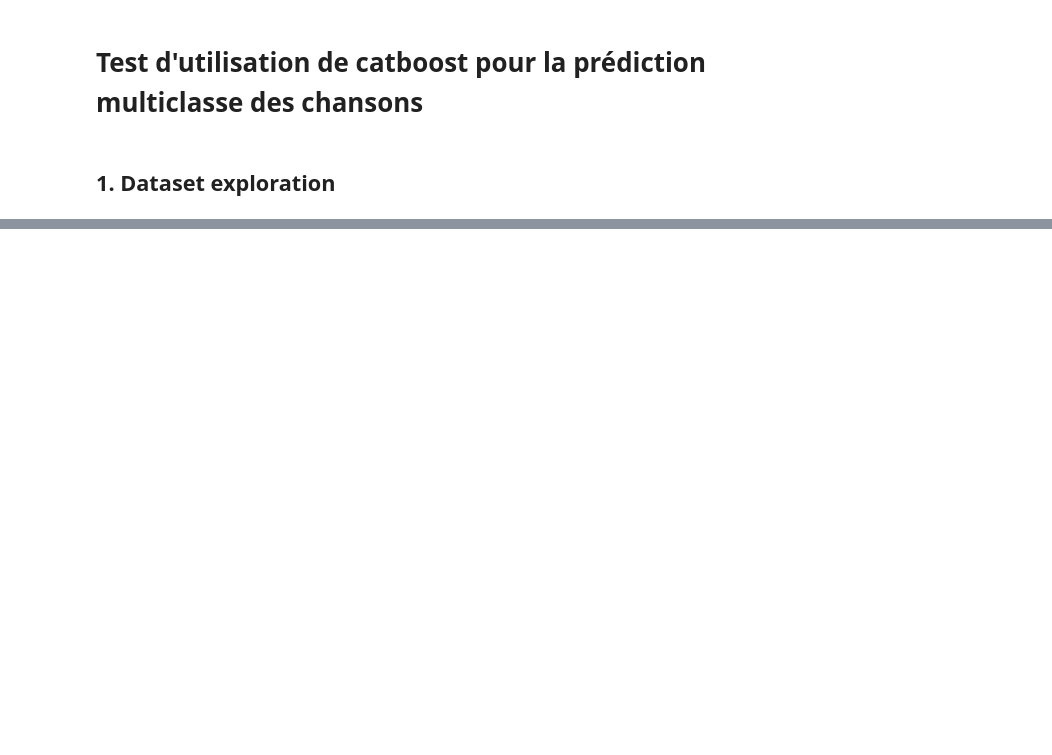
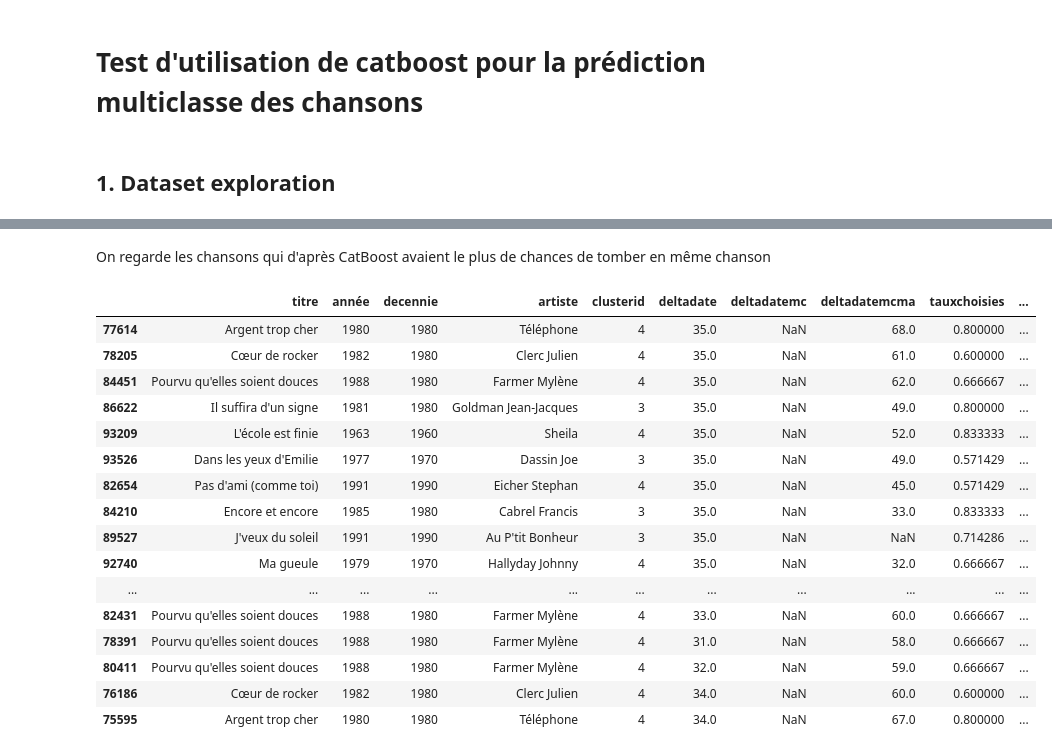
Before and after one commit to ThomasCosyn/code, a Jupyter notebook: ML/catboostExploration.ipynb, the cells around one changed output, grey strips where cells are left out. Drawn from its saved outputs; the diff is of its cells as text; code cells hidden in the pictures; blank space fills up the shorter version.

```diff
--- a/ML/catboostExploration.ipynb
+++ b/ML/catboostExploration.ipynb
@@ -40,0 +120,16 @@ dtype: object
+# %%
+train = df[0:int(len(df)*0.8)]
+print(len(train))
+test = df[int(len(df)*0.8)+1:]
+print(len(test))
+
+train_labels = train['categorie']
+train = train.drop(columns = ['categorie'])
+train_data = train
+test_labels = test['categorie']
+test = test.drop(columns = ['categorie'])
+test_data = test
+
+test_pool = Pool(test_data,
+                 test_labels,
+                 cat_features = ['titre', 'artiste'])
@@ -40,0 +141,9 @@ dtype: object
+# %%
+model = CatBoostClassifier(iterations=10,
+                           depth=10,
+                           learning_rate=1,
+                           loss_function='MultiClass',
+                           verbose=True,
+                           class_weights = [0.025, 0.025, 0.025, 0.025, 0.025, 0.425, 0.425, 0.025])
+# train the model
+model.fit(train_data, train_labels, cat_features = ['titre', 'artiste'])
@@ -40,0 +162,4 @@ dtype: object
+# %%
+# make the prediction using the resulting model
+preds_class = model.predict(test_pool)
+preds_proba = model.predict_proba(test_pool)
@@ -40,0 +191,4 @@ dtype: object
+# %%
+test_data["pred"] = preds_class
+test_data["labels"] = test_labels
+test_data[test_data['pred'] != 8].sample(10)
@@ -40,0 +221,24 @@ dtype: object
+# %% [markdown]
+On regarde les chansons qui d'après CatBoost avaient le plus de chances de tomber en même chanson
+# %%
+test_data['probaMC'] = preds_proba[:,-3]
+test_data['probaPassePas'] = preds_proba[:,-1]
+test_data.sort_values(by = 'probaMC', ascending = False)[1:20]
+# %% [output]
+|  | titre | année | decennie | artiste | clusterid | deltadate | deltadatemc | deltadatemcma | tauxchoisies | ... |
+| 77614 | Argent trop cher | 1980 | 1980 | Téléphone | 4 | 35.0 | NaN | 68.0 | 0.800000 | ... |
+| 78205 | Cœur de rocker | 1982 | 1980 | Clerc Julien | 4 | 35.0 | NaN | 61.0 | 0.600000 | ... |
+| 84451 | Pourvu qu'elles soient douces | 1988 | 1980 | Farmer Mylène | 4 | 35.0 | NaN | 62.0 | 0.666667 | ... |
+| 86622 | Il suffira d'un signe | 1981 | 1980 | Goldman Jean-Jacques | 3 | 35.0 | NaN | 49.0 | 0.800000 | ... |
+| 93209 | L'école est finie | 1963 | 1960 | Sheila | 4 | 35.0 | NaN | 52.0 | 0.833333 | ... |
+| 93526 | Dans les yeux d'Emilie | 1977 | 1970 | Dassin Joe | 3 | 35.0 | NaN | 49.0 | 0.571429 | ... |
+| 82654 | Pas d'ami (comme toi) | 1991 | 1990 | Eicher Stephan | 4 | 35.0 | NaN | 45.0 | 0.571429 | ... |
+| 84210 | Encore et encore | 1985 | 1980 | Cabrel Francis | 3 | 35.0 | NaN | 33.0 | 0.833333 | ... |
+| 89527 | J'veux du soleil | 1991 | 1990 | Au P'tit Bonheur | 3 | 35.0 | NaN | NaN | 0.714286 | ... |
+| 92740 | Ma gueule | 1979 | 1970 | Hallyday Johnny | 4 | 35.0 | NaN | 32.0 | 0.666667 | ... |
+| ... | ... | ... | ... | ... | ... | ... | ... | ... | ... | ... |
+| 82431 | Pourvu qu'elles soient douces | 1988 | 1980 | Farmer Mylène | 4 | 33.0 | NaN | 60.0 | 0.666667 | ... |
+| 78391 | Pourvu qu'elles soient douces | 1988 | 1980 | Farmer Mylène | 4 | 31.0 | NaN | 58.0 | 0.666667 | ... |
+| 80411 | Pourvu qu'elles soient douces | 1988 | 1980 | Farmer Mylène | 4 | 32.0 | NaN | 59.0 | 0.666667 | ... |
+| 76186 | Cœur de rocker | 1982 | 1980 | Clerc Julien | 4 | 34.0 | NaN | 60.0 | 0.600000 | ... |
+| 75595 | Argent trop cher | 1980 | 1980 | Téléphone | 4 | 34.0 | NaN | 67.0 | 0.800000 | ... |
```
Also changed, not shown: parts of 32 cells of this notebook, 7 other files.
